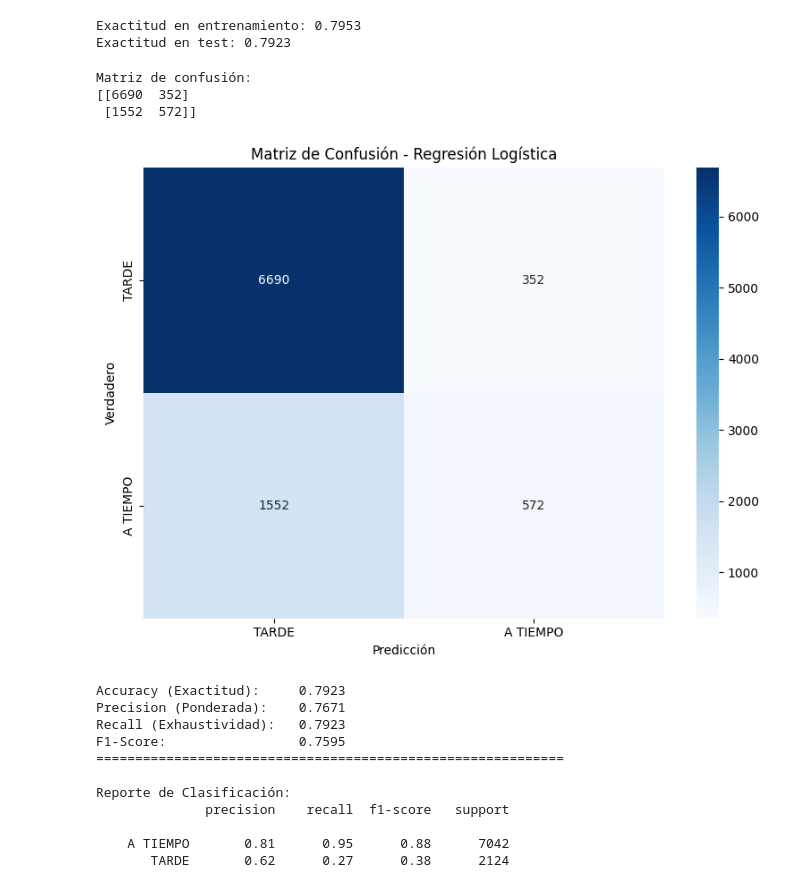
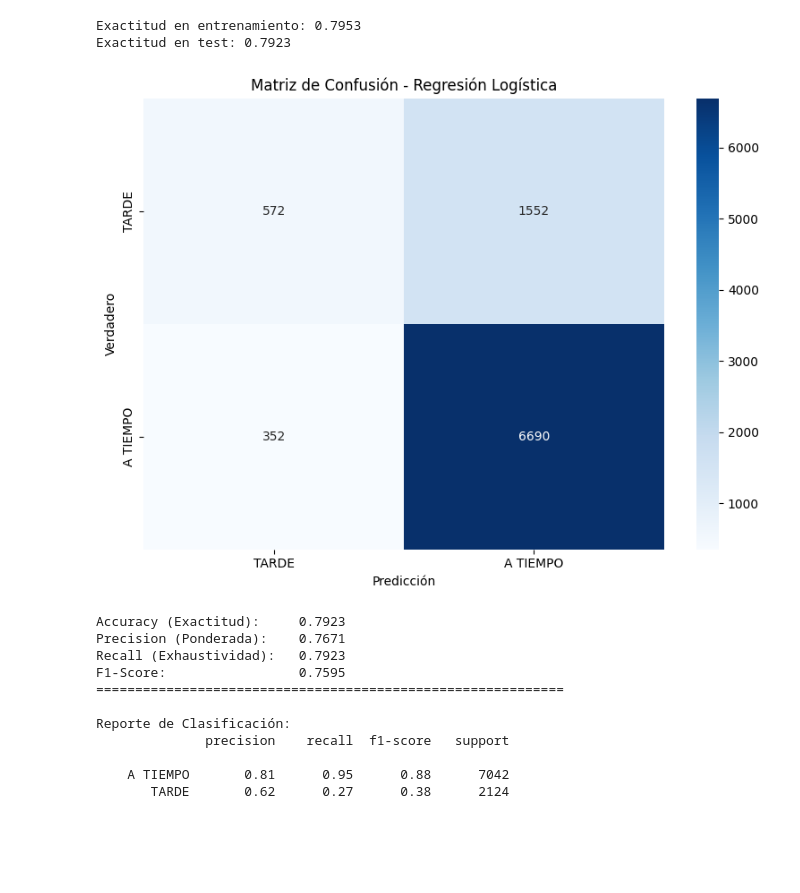
Before and after one commit to JuanHoyos329/Proyecto_IA, a Jupyter notebook: Modelos/logistic_regression_sklearn.ipynb, the cells around one changed output. Cells and saved outputs as stored; diff of their text form; code cells hidden in the pictures; blank space fills up the shorter version.

Commit message:
Se soluciono los fallos con la matriz de confusion

```diff
--- a/Modelos/logistic_regression_sklearn.ipynb
+++ b/Modelos/logistic_regression_sklearn.ipynb
@@ -207,32 +207,27 @@ print(f"Exactitud en test: {test_accuracy:.4f}")
 Exactitud en entrenamiento: 0.7953
 Exactitud en test: 0.7923
 # %%
-# 1. Generar predicciones usando el conjunto de TEST normalizado
+# 1. Generar predicciones
 y_pred = logistic_reg.predict(X_test_norm)
 
-# 2. Calcular la matriz (Asegúrate de usar y_test y y_pred)
-# Usamos labels=range(len(le_estado.classes_)) para asegurar el orden numérico 0, 1...
-cm = confusion_matrix(y_test, y_pred)
+# 2. Calcular la matriz FORZANDO el orden de las etiquetas
+# Usamos labels=[1, 0] porque el LabelEncoder asignó A TIEMPO=0 y TARDE=1
+# Al poner [1, 0], la matriz pondrá 'TARDE' en la primera fila/columna
+cm = confusion_matrix(y_test, y_pred, labels=[1, 0])
 
-print("Matriz de confusión:")
-print(cm)
-
-# 3. Visualización organizada
+# 3. Visualización
 plt.figure(figsize=(8, 6))
 sns.heatmap(cm, annot=True, fmt='d', cmap='Blues',
-            xticklabels=['TARDE', 'A TIEMPO' ],
-            yticklabels=['TARDE', 'A TIEMPO'],)
+            xticklabels=['TARDE', 'A TIEMPO'],
+            yticklabels=['TARDE', 'A TIEMPO'])
 
 plt.title('Matriz de Confusión - Regresión Logística')
-plt.ylabel('Verdadero') # El eje Y siempre es lo Real
-plt.xlabel('Predicción') # El eje X siempre es la Predicción
+plt.ylabel('Verdadero')
+plt.xlabel('Predicción')
 plt.tight_layout()
 plt.show()
 # %% [output]
-Matriz de confusión:
-[[6690  352]
- [1552  572]]
-[figure, old version]
+[figure, new version]
 # %%
 # Métricas por clase
 precision = precision_score(y_test, y_pred, average='weighted')
```
Also changed, not shown: 1 other file.
